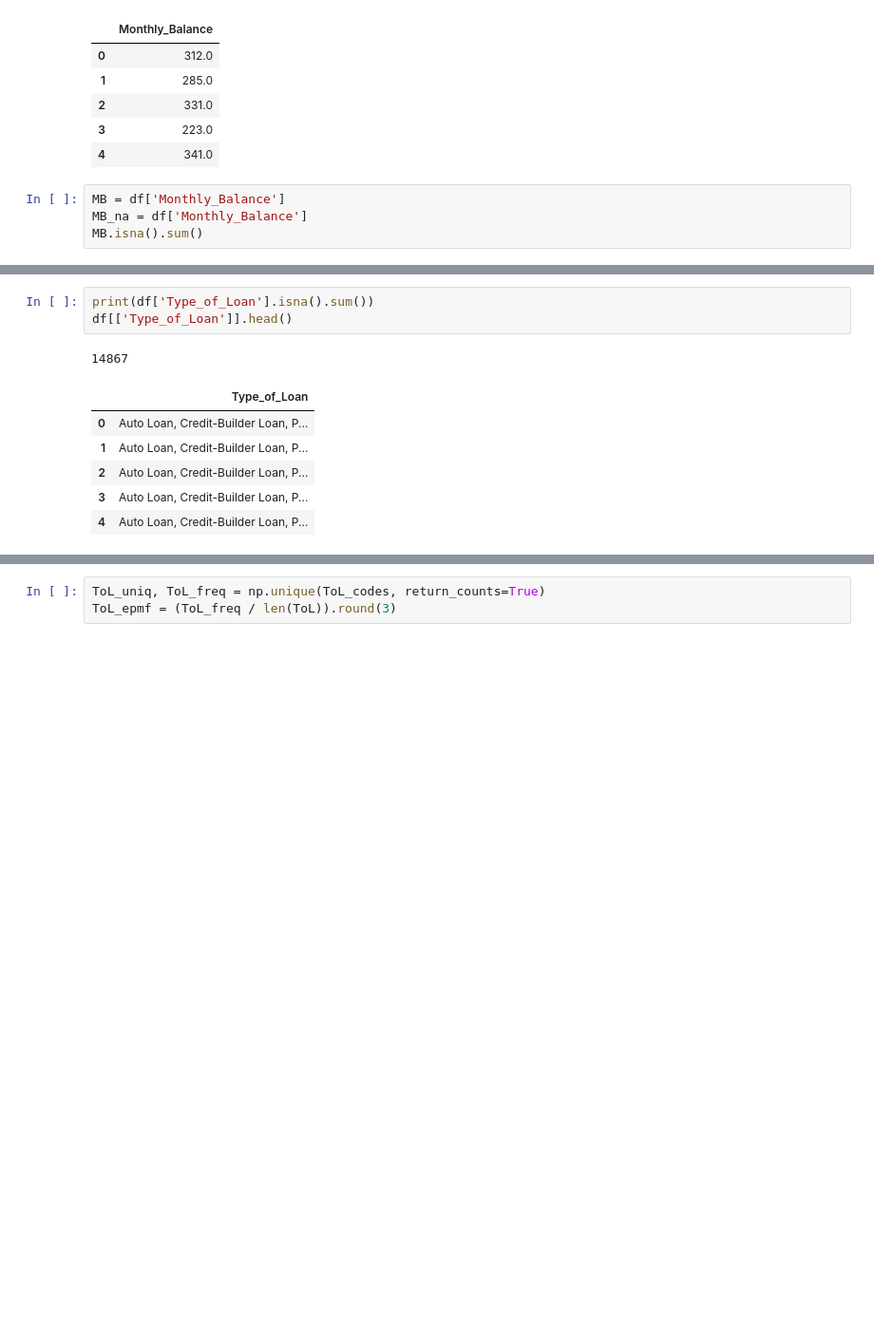
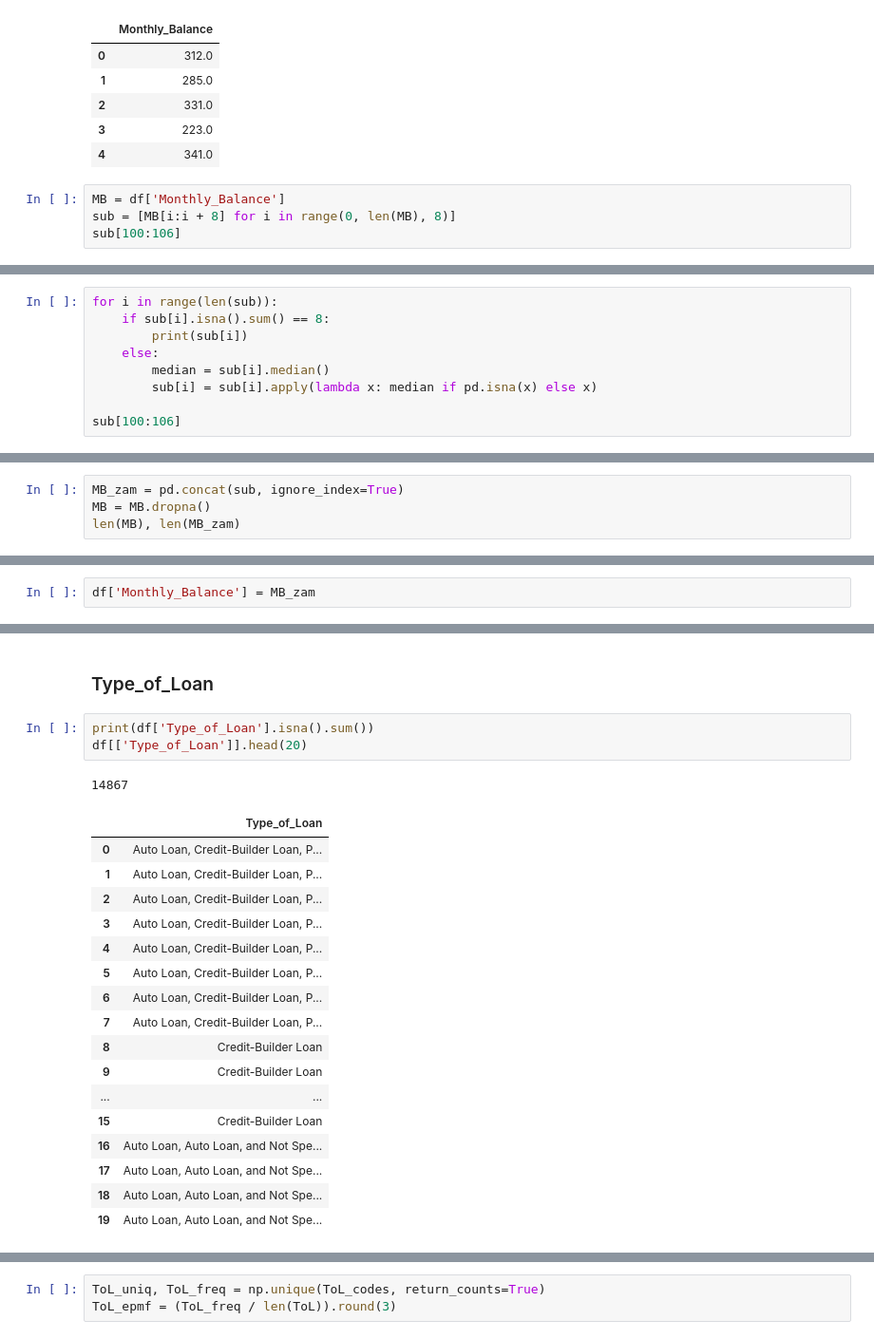
Before and after one commit to Ghukii/TMP-4sem-, a Jupyter notebook: Задание_6/Задание_6_13.ipynb, the cells around one changed output, grey strips where cells are left out. Shown at 95% size. Saved outputs shown, nothing was run; the diff lists cells and outputs as text; blank space fills up the shorter version.

```diff
--- a/Задание_6/Задание_6_13.ipynb
+++ b/Задание_6/Задание_6_13.ipynb
@@ -459,6 +601,6 @@ df[['Monthly_Balance']].head(5)
 | 4 | 341.0 |
 # %%
 MB = df['Monthly_Balance']
-MB_na = df['Monthly_Balance']
-MB.isna().sum()
+sub = [MB[i:i + 8] for i in range(0, len(MB), 8)]
+sub[100:106]
 # %% [output]
@@ -465,0 +624,9 @@ MB.isna().sum()
+# %%
+for i in range(len(sub)):
+    if sub[i].isna().sum() == 8:
+        print(sub[i])
+    else:
+        median = sub[i].median()
+        sub[i] = sub[i].apply(lambda x: median if pd.isna(x) else x)
+
+sub[100:106]
@@ -465,0 +651,4 @@ MB.isna().sum()
+# %%
+MB_zam = pd.concat(sub, ignore_index=True)
+MB = MB.dropna()
+len(MB), len(MB_zam)
@@ -466 +657,3 @@ MB.isna().sum()
+# %%
+df['Monthly_Balance'] = MB_zam
 # %%
@@ -511,11 +689,24 @@ plt.grid()
+# %% [markdown]
+### Type_of_Loan
 # %%
 print(df['Type_of_Loan'].isna().sum())
-df[['Type_of_Loan']].head()
+df[['Type_of_Loan']].head(20)
 # %% [output]
 14867
 |  | Type_of_Loan |
 | 0 | Auto Loan, Credit-Builder Loan, P... |
 | 1 | Auto Loan, Credit-Builder Loan, P... |
 | 2 | Auto Loan, Credit-Builder Loan, P... |
 | 3 | Auto Loan, Credit-Builder Loan, P... |
 | 4 | Auto Loan, Credit-Builder Loan, P... |
+| 5 | Auto Loan, Credit-Builder Loan, P... |
+| 6 | Auto Loan, Credit-Builder Loan, P... |
+| 7 | Auto Loan, Credit-Builder Loan, P... |
+| 8 | Credit-Builder Loan |
+| 9 | Credit-Builder Loan |
+| ... | ... |
+| 15 | Credit-Builder Loan |
+| 16 | Auto Loan, Auto Loan, and Not Spe... |
+| 17 | Auto Loan, Auto Loan, and Not Spe... |
+| 18 | Auto Loan, Auto Loan, and Not Spe... |
+| 19 | Auto Loan, Auto Loan, and Not Spe... |
```
Also changed, not shown: parts of 41 cells of this notebook.
